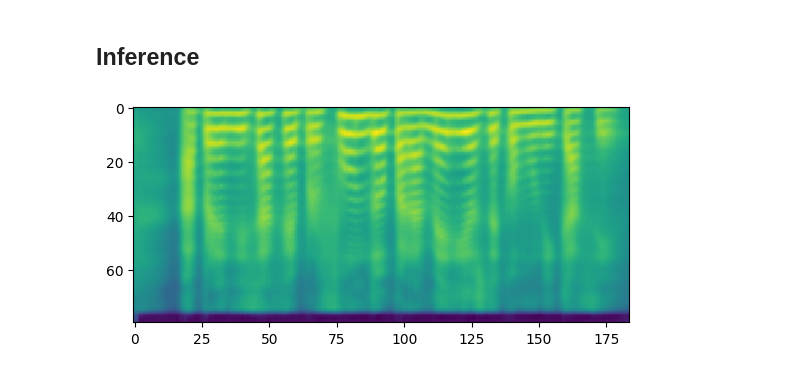
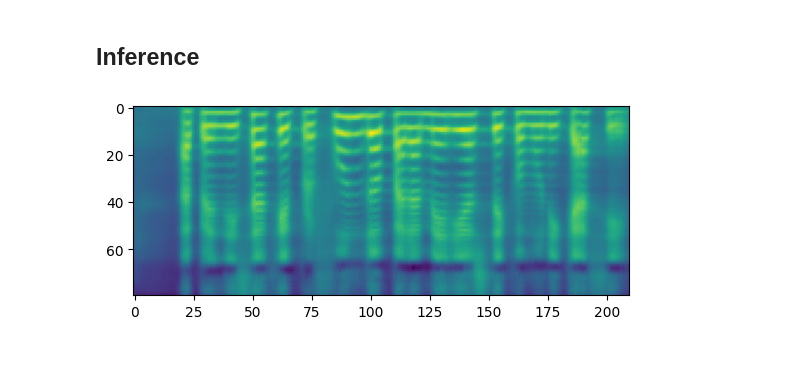
Before and after one commit to HQQHQ/FinetuneSpeechT5-Spanish, a Jupyter notebook: TTS.ipynb, the cells around one changed output. Saved outputs shown, nothing was run; the diff lists cells and outputs as text; code cells hidden in the pictures.

```diff
--- a/TTS.ipynb
+++ b/TTS.ipynb
@@ -385,6 +376,6 @@ from transformers import SpeechT5ForTextToSpeech
 model_dir = "speecht5_finetuned_voxpopuli_nl"
 
 
-model = SpeechT5ForTextToSpeech.from_pretrained("finetuneSpeechT5-Spain/speecht5_finetuned_voxpopuli_nl").to("cuda:0")
+model = SpeechT5ForTextToSpeech.from_pretrained("speecht5_finetuned_voxpopuli_nl")#.to("cuda:0")
 # %% [markdown]
 ## Inference
@@ -391,3 +393,3 @@ model = SpeechT5ForTextToSpeech.from_pretrained("finetuneSpeechT5-Spain/speecht5
 # %%
-example = dataset["test"][304]
+example = dataset["test"][777]
 speaker_embeddings = torch.tensor(example["speaker_embeddings"]).unsqueeze(0)
@@ -396,10 +400,11 @@ text = "aprendizaje profundo para medios de comunicación" #Deeplearning for Med
 # %%
 inputs = processor(text=text, return_tensors="pt")
 # %%
-spectrogram = model.generate_speech(inputs["input_ids"].to("cuda:0"), speaker_embeddings.to("cuda:0"))
-spectrogram_cpu = spectrogram.to("cpu")
+#spectrogram = model.generate_speech(inputs["input_ids"].to("cuda:0"), speaker_embeddings.to("cuda:0"))
+spectrogram = model.generate_speech(inputs["input_ids"], speaker_embeddings)
+#spectrogram_cpu = spectrogram.to("cpu")
 plt.figure()
-plt.imshow(spectrogram_cpu.T)
+plt.imshow(spectrogram.T)
 plt.show()
 # %% [output]
-[figure, old version]
+[figure, new version]
```
Also changed, not shown: parts of 11 cells of this notebook, 1 other file.
